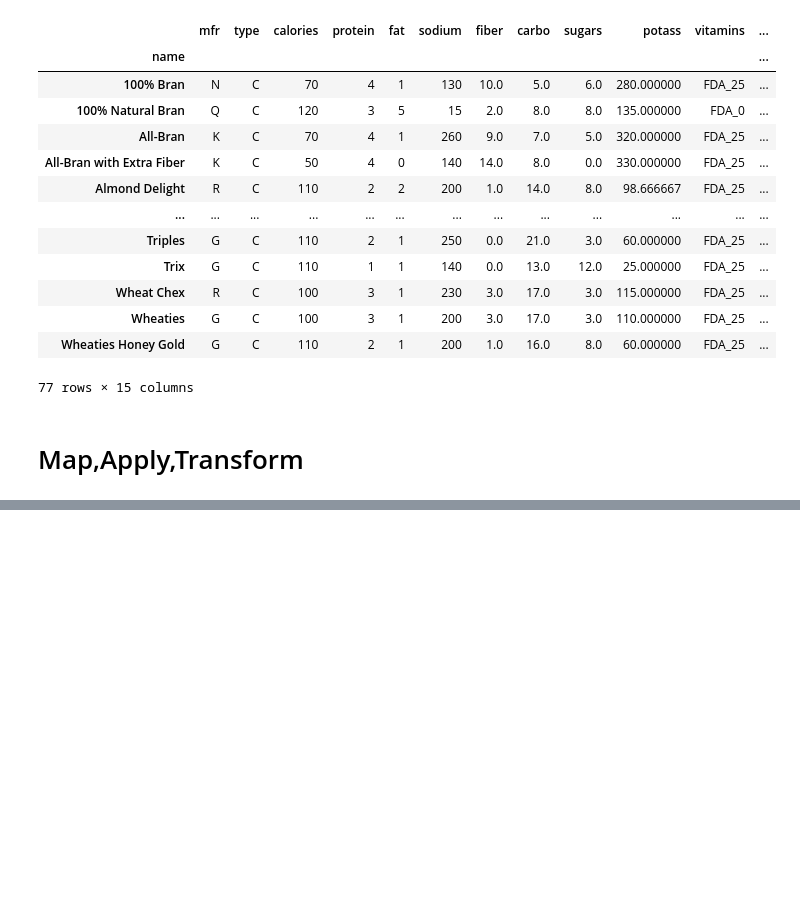
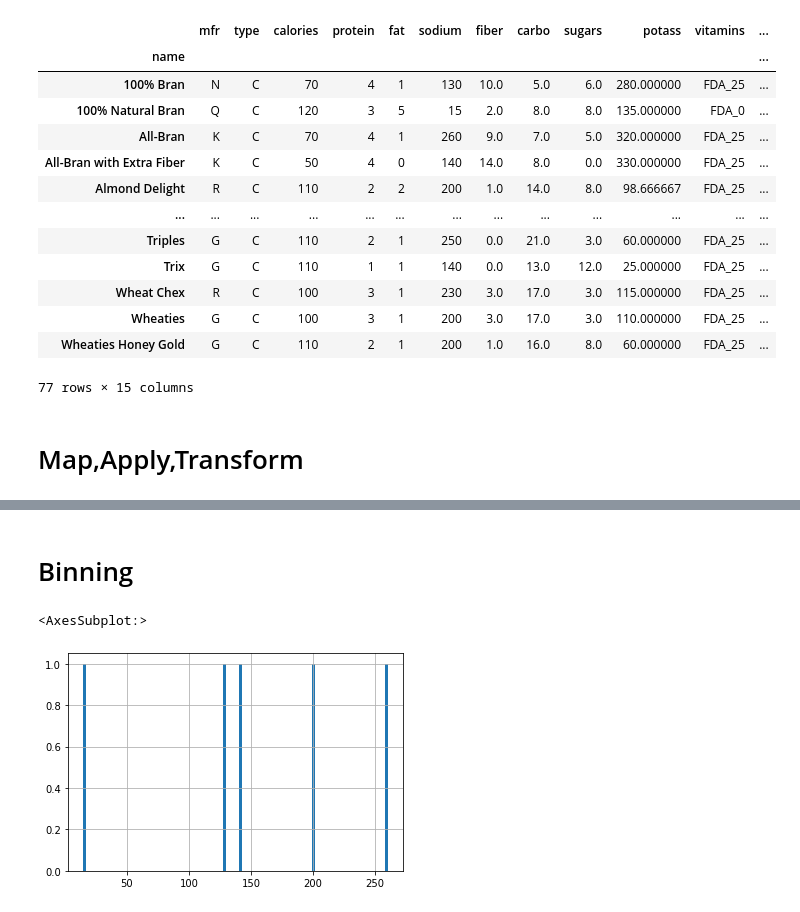
Before and after one commit to Rizkifadillah/googlecolab, a Jupyter notebook: data_science/S1/E9_Filltering_data_cereal.ipynb, the cells around one changed output, grey strips where cells are left out. Saved outputs shown, nothing was run; the diff lists cells and outputs as text; code cells hidden in the pictures; blank space fills up the shorter version.

```diff
--- a/data_science/S1/E9_Filltering_data_cereal.ipynb
+++ b/data_science/S1/E9_Filltering_data_cereal.ipynb
@@ -380,0 +395,2 @@ df.drop(columns=['shelf_name', 'fat_mg','protein_mg','mfr_lower','scaled_reting'
+# %%
+df = pd.get_dummies(df, columns=['vitamins'], prefix_sep="__").head()
@@ -380,0 +407,7 @@ df.drop(columns=['shelf_name', 'fat_mg','protein_mg','mfr_lower','scaled_reting'
+# %% [markdown]
+# Binning
+# %%
+df.sodium.hist(bins=100)
+# %% [output]
+<AxesSubplot:>
+[figure, added]
```
Also changed, not shown: parts of 15 cells of this notebook.
